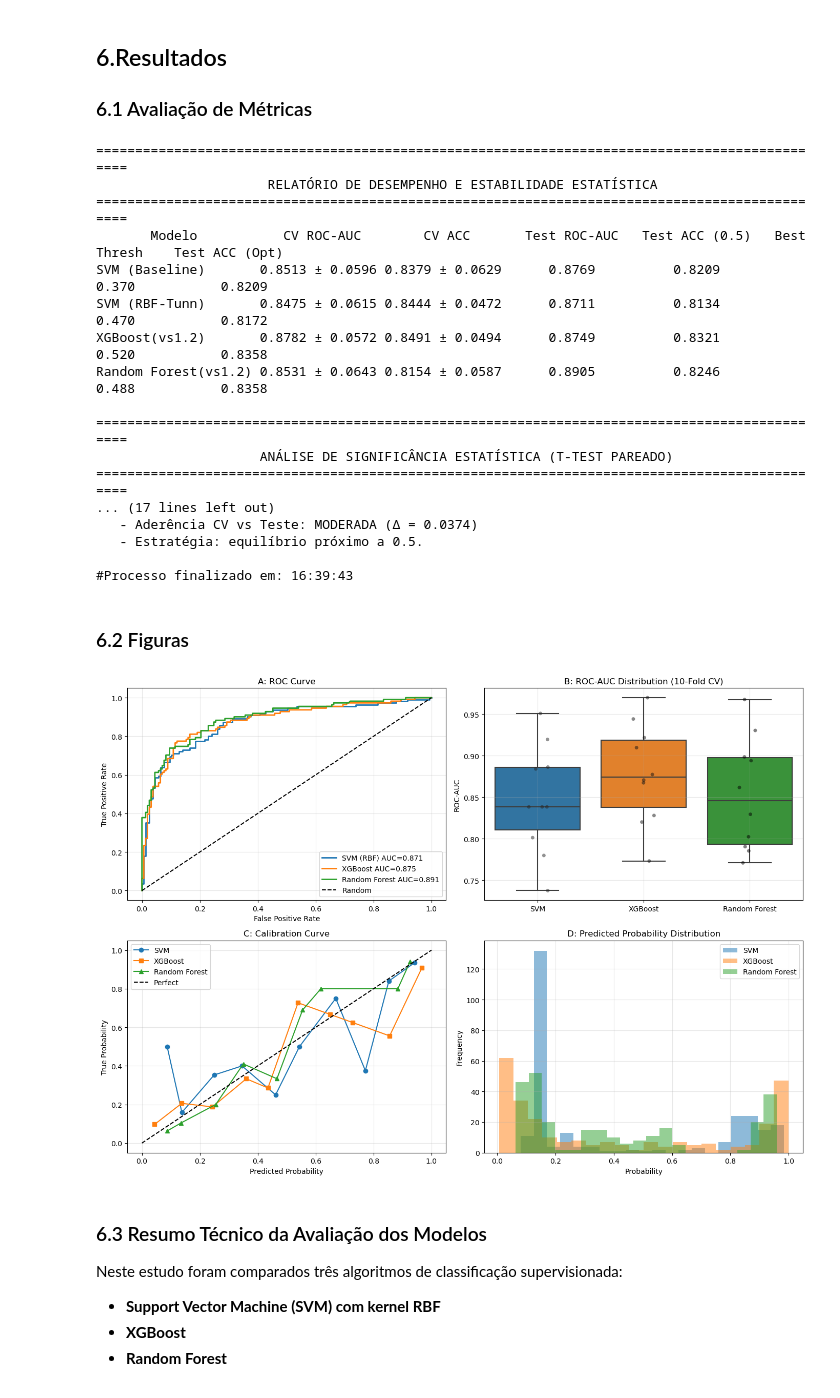
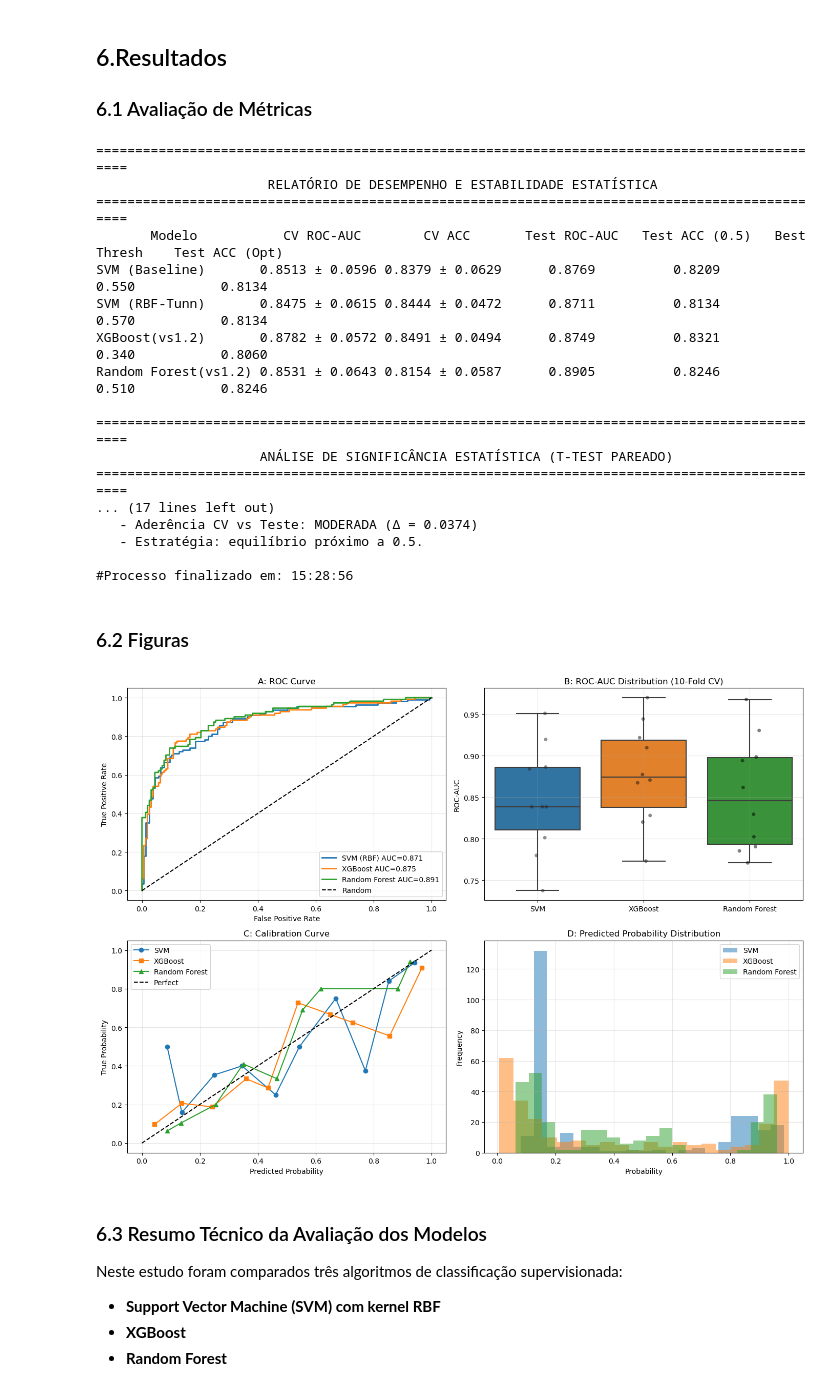
Before and after one commit to albertoakel/EBAC, a Jupyter notebook: notebook/Atividade_modulo41_Duelo_final_Alberto_Akel.ipynb, the cells around one changed output. Saved outputs shown, nothing was run; the diff lists cells and outputs as text; code cells hidden in the pictures.

```diff
--- a/notebook/Atividade_modulo41_Duelo_final_Alberto_Akel.ipynb
+++ b/notebook/Atividade_modulo41_Duelo_final_Alberto_Akel.ipynb
@@ -662,19 +655,11 @@ cv_scores_rf = cross_val_score(pipe_RF1, X_train, y_train,
 pipe_RF1.fit(X_train, y_train)
 
 #3 — Predições no Conjunto de Teste
-y_probs = pipe_RF1.predict_proba(X_test)[:, 1]
 y_pred_rf = pipe_RF1.predict(X_test)
 
 # 4 — Otimização de Threshold
-thresholds = np.linspace(0.1, 0.9, 100)
-accs = []
-for t in thresholds:
-    y_pred_t = (y_probs >= t).astype(int)
-    accs.append(accuracy_score(y_test, y_pred_t))
-
-best_idx = np.argmax(accs)
-best_threshold_RF = thresholds[best_idx]
-max_acc = accs[best_idx]
+# 4 — Otimização de Threshold
+best_threshold_rf,max_acc_rf,y_probs_rf=best_threshold2(pipe_RF1, X_train, y_train,X_test,y_test)
 
 print(f"{'='*70}")
 print("RESULTADOS RANDOM FOREST")
@@ -687,9 +672,9 @@ print(f"   CV Accuracy (10 folds):    {cv_scores_rf.mean():>10.4f} ± {cv_scores
 # =====================================================
 print(f"\n🎯 TEST SET")
 print(f"   Padrão (0.5):              {accuracy_score(y_test, y_pred_rf):>10.4f}")
-print(f"   Otimizado:                     {max_acc:.4f} (threshold={best_threshold:.3f})")
-print(f"   ROC-AUC:                   {roc_auc_score(y_test, y_probs):>10.4f}")
-print(f"   Avg precision:             {average_precision_score(y_test, y_probs):>10.4f}")
+print(f"   Otimizado:                     {max_acc_rf:.4f} (threshold={best_threshold_rf:.3f})")
+print(f"   ROC-AUC:                   {roc_auc_score(y_test, y_probs_rf):>10.4f}")
+print(f"   Avg precision:             {average_precision_score(y_test, y_probs_rf):>10.4f}")
 print(f"\n📋 **Relatório de Classificação**:")
 print(classification_report(y_test, y_pred_rf))
 # %% [output]
@@ -742,22 +715,16 @@ s_auc_rbf=cross_val_score(best_rbf, X_train, y_train,scoring='roc_auc', cv=10)
 s_auc_xgb = cross_val_score(pipe_XGB2, X_train, y_train,scoring='roc_auc', cv=10) # XGBoost
 s_auc_rf = cross_val_score(pipe_RF1, X_train, y_train, scoring='roc_auc',cv=10) # Random Forest
 
-# -----------------------------------------------------
-# Probabilidades no conjunto de teste
-# -----------------------------------------------------
-y_prob_rbf = best_rbf.predict_proba(X_test)[:, 1]
-y_prob_xgb = pipe_XGB2.predict_proba(X_test)[:, 1]
-y_prob_rf = pipe_RF1.predict_proba(X_test)[:, 1]
 
 
 # -----------------------------------------------------
 # 3.3 Estrutura dos dados para relatorio
 # -----------------------------------------------------
 models_list = [
-    ('SVM (Baseline)      ', pipelines['SVM (RBF)'],  s3_auc,resultados['SVM (RBF)']['scores'], y_prob3, resultados['SVM (RBF)']['best_t']),
-    ('SVM (RBF-Tunn)      ', best_rbf,s_auc_rbf,cv_scores_rbf, y_prob_rbf, best_threshold_RBF),
-    ('XGBoost(vs1.2)      ', pipe_XGB2, s_auc_xgb,cv_scores_xgb,y_prob_xgb, best_threshold_XGB),
-    ('Random Forest(vs1.2)', pipe_RF1,s_auc_rf,cv_scores_rf, y_prob_rf, best_threshold_RF)
+    ('SVM (Baseline)      ', pipelines['SVM (RBF)'],  s3_auc,resultados['SVM (RBF)']['scores'], resultados['SVM (RBF)']['y_probs'], resultados['SVM (RBF)']['best_t']),
+    ('SVM (RBF-Tunn)      ', best_rbf,s_auc_rbf,cv_scores_rbf, y_probs_rbf, best_threshold_rbf),
+    ('XGBoost(vs1.2)      ', pipe_XGB2, s_auc_xgb,cv_scores_xgb,y_probs_xgb, best_threshold_xgb),
+    ('Random Forest(vs1.2)', pipe_RF1,s_auc_rf,cv_scores_rf, y_probs_rf, best_threshold_rf)
 ]
 
 df_results, W = gerar_relatorio_estatistico(models_list,
@@ -768,10 +735,10 @@ df_results, W = gerar_relatorio_estatistico(models_list,
                       RELATÓRIO DE DESEMPENHO E ESTABILIDADE ESTATÍSTICA
 ===============================================================================================
        Modelo           CV ROC-AUC        CV ACC       Test ROC-AUC   Test ACC (0.5)   Best Thresh    Test ACC (Opt)
-SVM (Baseline)       0.8513 ± 0.0596 0.8379 ± 0.0629      0.8769          0.8209          0.370           0.8209
-SVM (RBF-Tunn)       0.8475 ± 0.0615 0.8444 ± 0.0472      0.8711          0.8134          0.470           0.8172
-XGBoost(vs1.2)       0.8782 ± 0.0572 0.8491 ± 0.0494      0.8749          0.8321          0.520           0.8358
-Random Forest(vs1.2) 0.8531 ± 0.0643 0.8154 ± 0.0587      0.8905          0.8246          0.488           0.8358
+SVM (Baseline)       0.8513 ± 0.0596 0.8379 ± 0.0629      0.8769          0.8209          0.550           0.8134
+SVM (RBF-Tunn)       0.8475 ± 0.0615 0.8444 ± 0.0472      0.8711          0.8134          0.570           0.8134
+XGBoost(vs1.2)       0.8782 ± 0.0572 0.8491 ± 0.0494      0.8749          0.8321          0.340           0.8060
+Random Forest(vs1.2) 0.8531 ± 0.0643 0.8154 ± 0.0587      0.8905          0.8246          0.510           0.8246
 
 ===============================================================================================
                      ANÁLISE DE SIGNIFICÂNCIA ESTATÍSTICA (T-TEST PAREADO)
@@ -780,7 +747,7 @@ Random Forest(vs1.2) 0.8531 ± 0.0643 0.8154 ± 0.0587      0.8905          0.82
    - Aderência CV vs Teste: MODERADA (Δ = 0.0374)
    - Estratégia: equilíbrio próximo a 0.5.
 
-#Processo finalizado em: 16:39:43
+#Processo finalizado em: 15:28:56
 # %% [markdown]
 ### 6.2 Figuras
 # %%
@@ -807,14 +774,14 @@ fig, axes = plt.subplots(2,2, figsize=(14,10))
 # ======================================================
 ax = axes[0,0]
 
-fpr_rbf, tpr_rbf, _ = roc_curve(y_test, y_prob_rbf)
-auc_rbf = roc_auc_score(y_test, y_prob_rbf)
+fpr_rbf, tpr_rbf, _ = roc_curve(y_test, y_probs_rbf)
+auc_rbf = roc_auc_score(y_test, y_probs_rbf)
 
-fpr_xgb, tpr_xgb, _ = roc_curve(y_test, y_prob_xgb)
-auc_xgb = roc_auc_score(y_test, y_prob_xgb)
+fpr_xgb, tpr_xgb, _ = roc_curve(y_test, y_probs_xgb)
+auc_xgb = roc_auc_score(y_test, y_probs_xgb)
 
-fpr_rf, tpr_rf, _ = roc_curve(y_test, y_prob_rf)
-auc_rf = roc_auc_score(y_test, y_prob_rf)
+fpr_rf, tpr_rf, _ = roc_curve(y_test, y_probs_rf)
+auc_rf = roc_auc_score(y_test, y_probs_rf)
 
 ax.plot(fpr_rbf, tpr_rbf, lw=2, color=colors["SVM"], label=f"SVM (RBF) AUC={auc_rbf:.3f}")
 ax.plot(fpr_xgb, tpr_xgb, lw=2, color=colors["XGB"], label=f"XGBoost AUC={auc_xgb:.3f}")
@@ -859,15 +826,15 @@ ax.grid(alpha=0.3)
 ax = axes[1,0]
 
 prob_true_rbf, prob_pred_rbf = calibration_curve(
-    y_test.to_numpy().ravel(), y_prob_rbf, n_bins=10
+    y_test.to_numpy().ravel(), y_probs_rbf, n_bins=10
 )
 
 prob_true_xgb, prob_pred_xgb = calibration_curve(
-    y_test.to_numpy().ravel(), y_prob_xgb, n_bins=10
+    y_test.to_numpy().ravel(), y_probs_xgb, n_bins=10
 )
 
 prob_true_rf, prob_pred_rf = calibration_curve(
-    y_test.to_numpy().ravel(), y_prob_rf, n_bins=10
+    y_test.to_numpy().ravel(), y_probs_rf, n_bins=10
 )
 
 ax.plot(prob_pred_rbf, prob_true_rbf, marker='o', color=colors["SVM"], label="SVM")
@@ -875,37 +842,37 @@ ax.plot(prob_pred_xgb, prob_true_xgb, marker='s', color=colors["XGB"], label="XG
 ax.plot(prob_pred_rf, prob_true_rf, marker='^', color=colors["RF"], label="Random Forest")
 
 ax.plot([0,1],[0,1],'k--',label="Perfect")
 
 ax.set_title("C: Calibration Curve")
 ax.set_xlabel("Predicted Probability")
 ax.set_ylabel("True Probability")
 ax.legend()
 ax.grid(alpha=0.3)
 
 
 # ======================================================
 # D. PROBABILITY DISTRIBUTION
 # Mostra a distribuição das probabilidades previstas
 # pelos modelos. Ajuda a visualizar separação entre classes
 # e comportamento das predições.
 # ======================================================
 ax = axes[1,1]
 
-ax.hist(y_prob_rbf, bins=20, alpha=0.5, color=colors["SVM"], label="SVM")
-ax.hist(y_prob_xgb, bins=20, alpha=0.5, color=colors["XGB"], label="XGBoost")
-ax.hist(y_prob_rf, bins=20, alpha=0.5, color=colors["RF"], label="Random Forest")
+ax.hist(y_probs_rbf, bins=20, alpha=0.5, color=colors["SVM"], label="SVM")
+ax.hist(y_probs_xgb, bins=20, alpha=0.5, color=colors["XGB"], label="XGBoost")
+ax.hist(y_probs_rf, bins=20, alpha=0.5, color=colors["RF"], label="Random Forest")
 
 ax.set_title("D: Predicted Probability Distribution")
 ax.set_xlabel("Probability")
 ax.set_ylabel("Frequency")
 ax.legend()
 ax.grid(alpha=0.3)
 
 
 plt.tight_layout()
 plt.show()
 # %% [output]
-[figure, old version]
+[figure, new version]
 # %% [markdown]
 ### 6.3 Resumo Técnico da Avaliação dos Modelos
 
```
Also changed, not shown: parts of 11 cells of this notebook.
